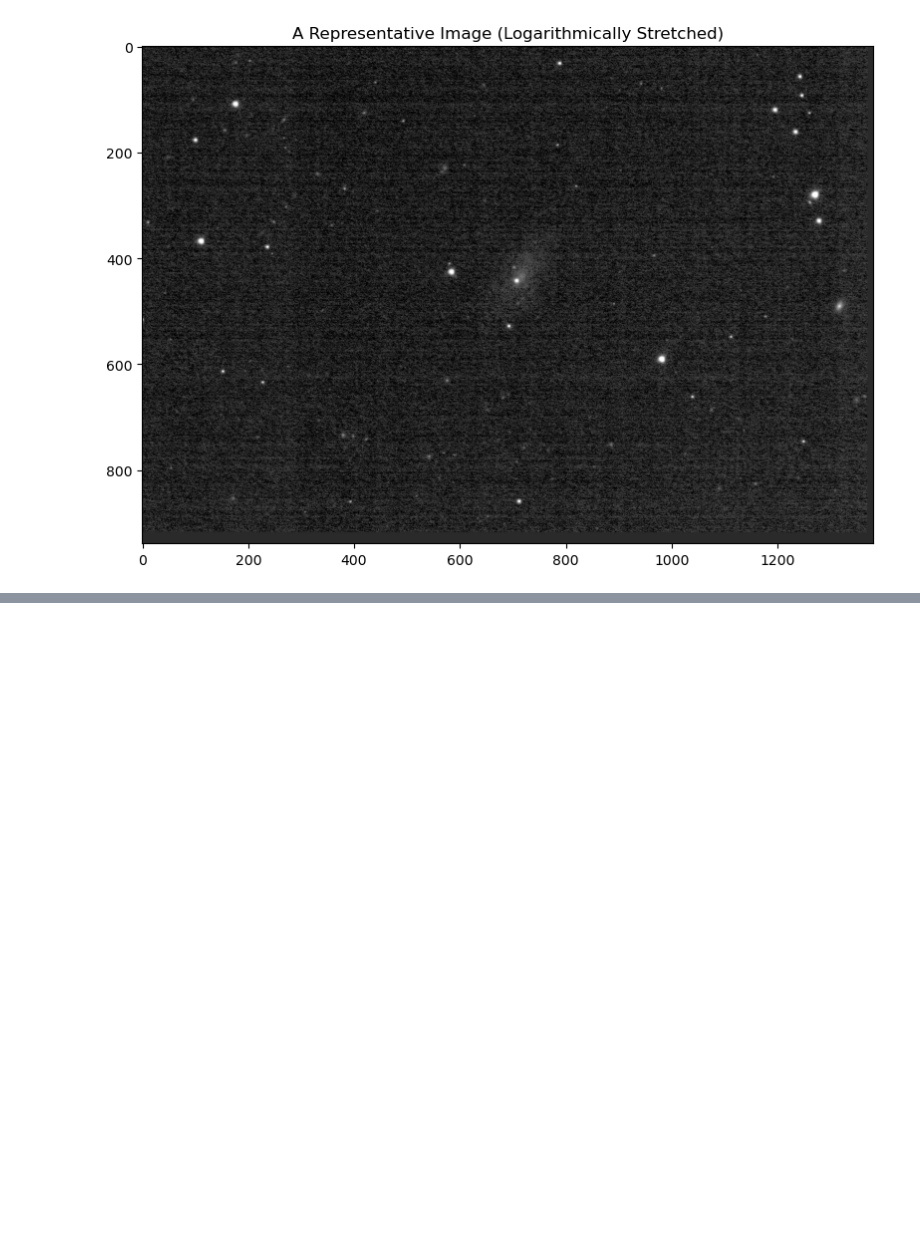
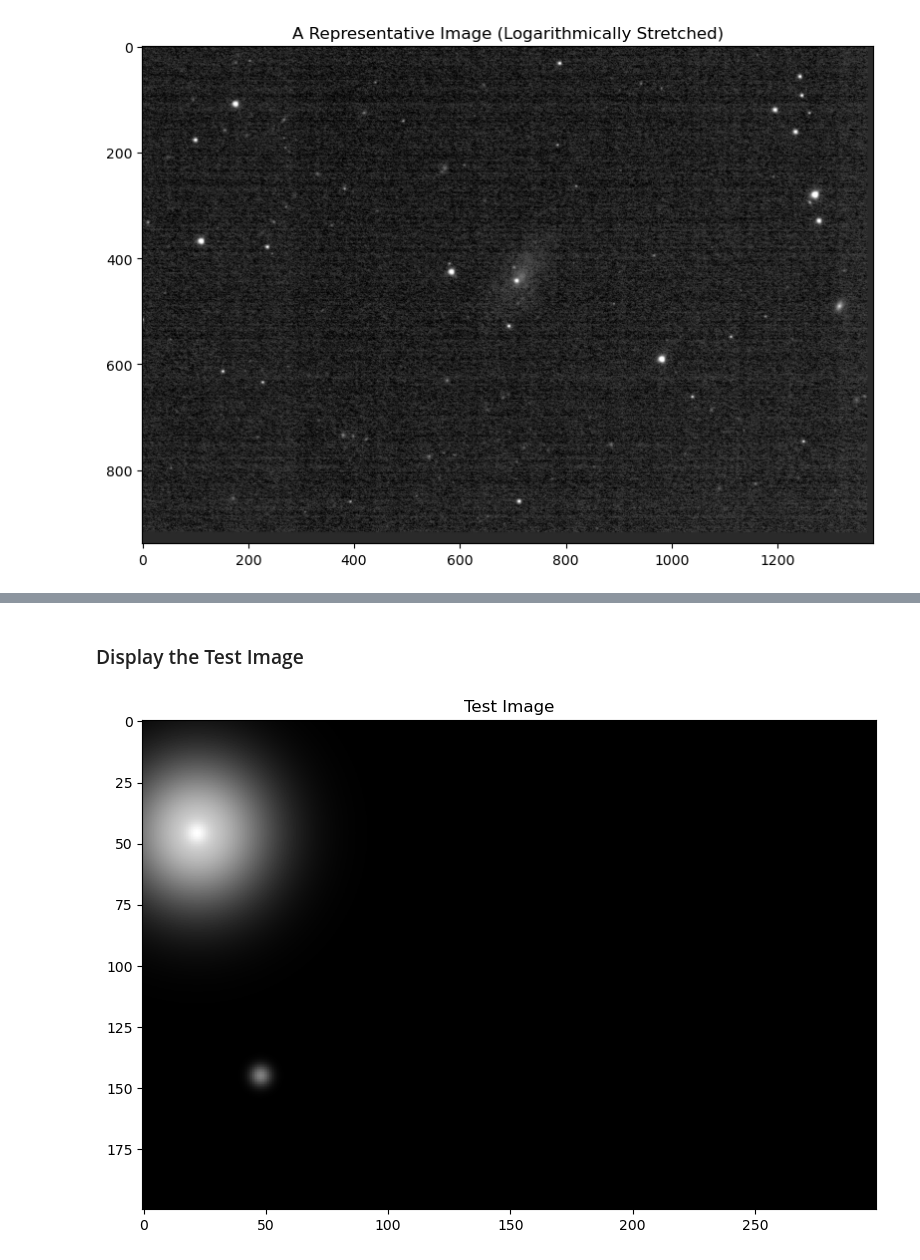
Before and after one commit to brianhill/supernova-observation, a Jupyter notebook: analyses/ZTF24aahgqwk/ZTF24aahgqwk-light_curve.ipynb, the cells around one changed output, grey strips where cells are left out. Saved outputs shown, nothing was run; the diff lists cells and outputs as text; code cells hidden in the pictures; blank space fills up the shorter version.

```diff
--- a/analyses/ZTF24aahgqwk/ZTF24aahgqwk-light_curve.ipynb
+++ b/analyses/ZTF24aahgqwk/ZTF24aahgqwk-light_curve.ipynb
@@ -175,7 +177,7 @@ def sigma_squared_for_fwhm(fwhm):
 
 def make_gaussian_with_flux(fwhm, flux, center_x, center_y):
     sigma_squared = sigma_squared_for_fwhm(fwhm)
-    flux_factor = flux / 2 / pi / sigma_squared
+    flux_factor = flux / (2 * pi * sigma_squared)
     def gaussian(x, y):
         delta_x = x - center_x
         delta_y = y - center_y
@@ -183,7 +185,7 @@ def make_gaussian_with_flux(fwhm, flux, center_x, center_y):
     return gaussian
 
 def model_data_for_parameters(extent, total_background, fwhm, flux, center_x, center_y):
-    model_data = np.zeros([extent.height, extent.width])
+    model_data = np.zeros([extent.height, extent.width])  # height goes before width in the array shape
     model_data.fill(total_background)
     gaussian = make_gaussian_with_flux(fwhm, flux, center_x, center_y)
     for j in range(EXTENT_HEIGHT):
@@ -227,24 +229,3 @@ def make_residuals_function(image_data, centers, extent):
         return np.concatenate(all_roi_residuals).ravel()
 
     return residuals_function
-
-initial_guess_for_general_background = 0.0
-initial_guess_for_target_background = 0.0
-initial_guess_for_fwhm = 5.0
-
-initial_parameter_vector = [
-    initial_guess_for_target_background,
-    initial_guess_for_general_background,
-    initial_guess_for_fwhm
-]
-
-for index in range(CENTER_COUNT):
-    initial_parameter_vector.append(10.0)  # Initial guess for flux
-    initial_parameter_vector.append(0.0)   # Initial guess for center_x
-    initial_parameter_vector.append(0.0)   # Initial guess for center_y
-
-residuals_function = make_residuals_function(first_image, CENTERS, EXTENT)
-
-result = least_squares(residuals_function, np.array(initial_parameter_vector))
-
-print(result.x)
@@ -256,0 +294,14 @@ print(result.x)
+# %% [markdown]
+### Display the Test Image
+# %%
+# Display the representative subtracted dark
+
+fig, axes = plt.subplots(1, 1, figsize=(8, 8))
+
+axes.imshow(TEST_IMAGE_DATA, cmap='gray')
+axes.set_title("Test Image")
+
+plt.tight_layout()
+plt.show()
+# %% [output]
+[figure, added]
```
Also changed, not shown: parts of 10 cells of this notebook, 2 other files.
